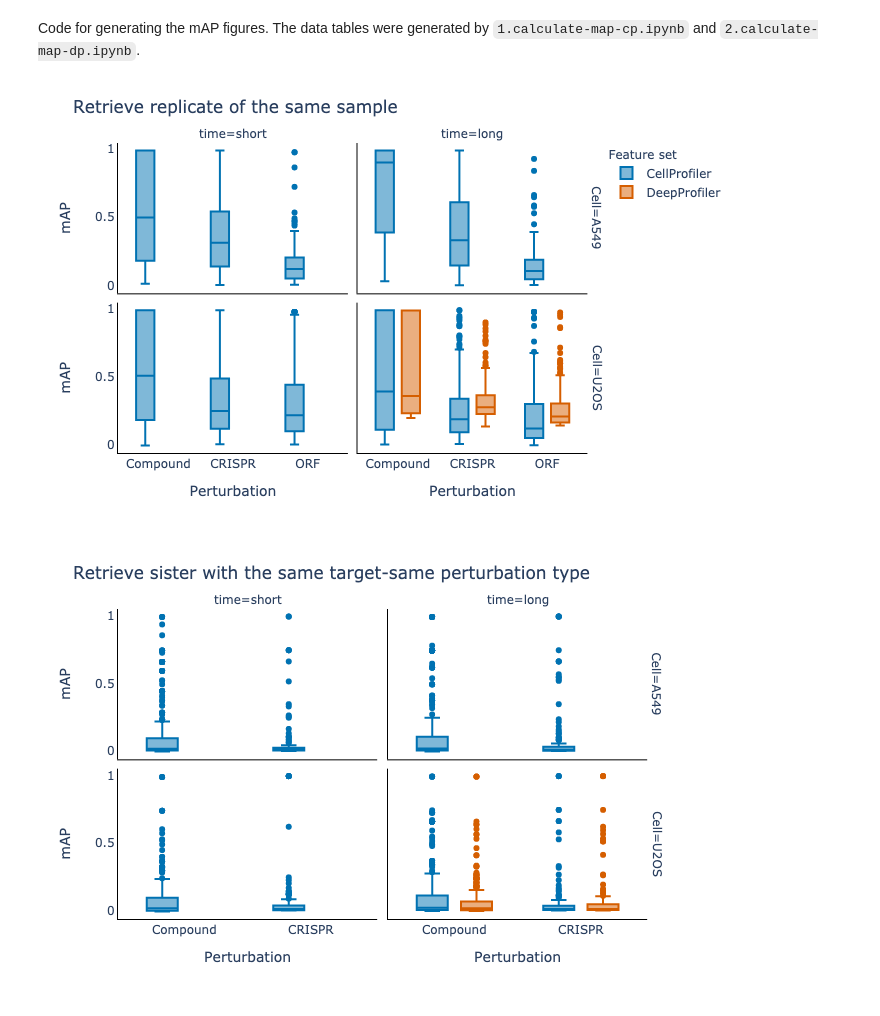
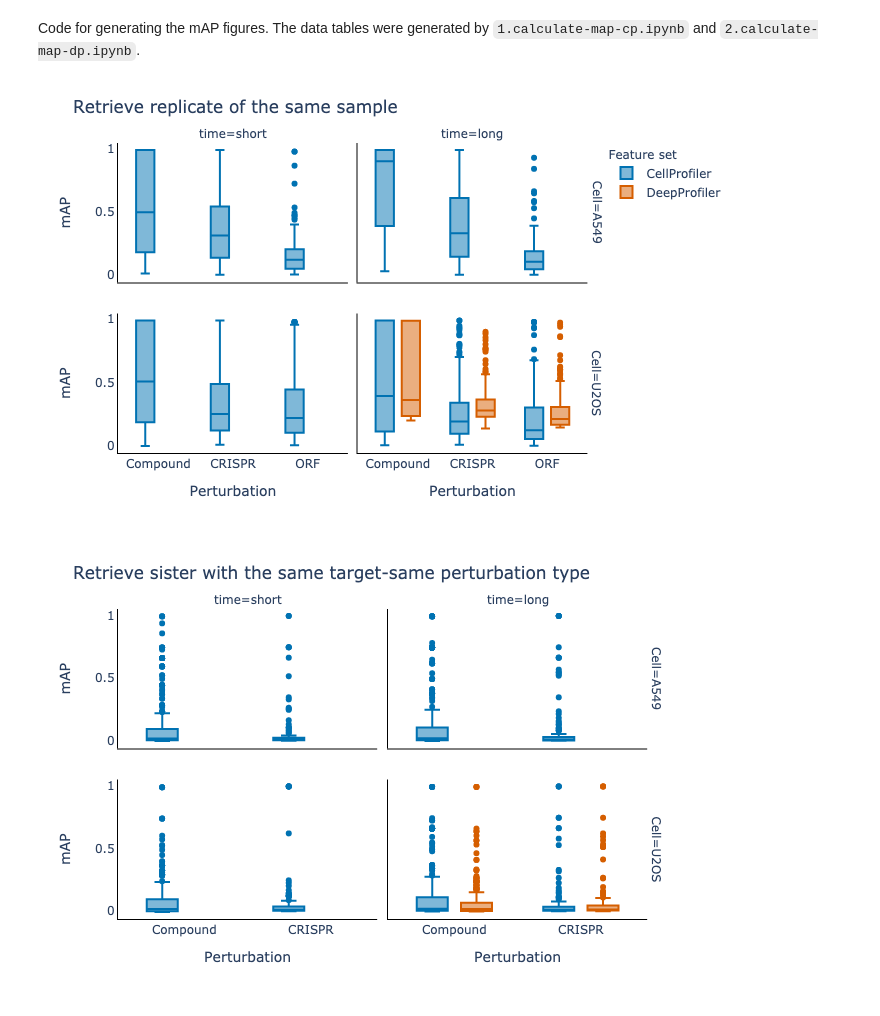
Before and after one commit to jump-cellpainting/2024_Chandrasekaran_NatureMethods, a Jupyter notebook: benchmark/3.generate-map-figure.ipynb, the cells around one changed output. Saved outputs shown, nothing was run; the diff lists cells and outputs as text; code cells hidden in the pictures.

```diff
--- a/benchmark/3.generate-map-figure.ipynb
+++ b/benchmark/3.generate-map-figure.ipynb
@@ -27,29 +27,30 @@ replicability_df = pd.concat([cp_replicability_df, dp_replicability_df], ignore_
 # %%
 fig = px.box(data_frame=replicability_df,
              x='Modality',
              y='mAP',
              color='feature_set',
              boxmode='group',
              facet_row='Cell',
              facet_col='time',
-             color_discrete_map=color_discrete_map)
+             color_discrete_map=color_discrete_map,
+             facet_row_spacing=0.1)
 fig.update_layout(title='Retrieve replicate of the same sample',
                   xaxis1=dict(title='Perturbation', linecolor = "#000000"),
                   xaxis2=dict(title='Perturbation', linecolor = "#000000"),
                   xaxis3=dict(linecolor = "#000000"),
                   xaxis4=dict(linecolor = "#000000"),
                   yaxis1=dict(title='mAP', linecolor = "#000000"),
                   yaxis2=dict(linecolor = "#000000"),
                   yaxis3=dict(title='mAP', linecolor = "#000000"),
                   yaxis4=dict(linecolor = "#000000"),
                   paper_bgcolor='rgba(0,0,0,0)',
                   plot_bgcolor='rgba(0,0,0,0)',
                   legend=dict(title="Feature set",
                               bgcolor='rgba(0,0,0,0)'))
 fig.show("png")
 fig.write_image(f'figures/3.replicability_map.png', width=640, height=480, scale=2)
 # %% [output]
-[figure, old version]
+[figure, new version]
 # %%
 cp_matching_df = (
     pd.read_csv('output/cellprofiler_matching_map.csv')
@@ -78,7 +79,8 @@ fig = px.box(data_frame=matching_df,
              boxmode='group',
              facet_row='Cell',
              facet_col='time',
-             color_discrete_map=color_discrete_map)
+             color_discrete_map=color_discrete_map,
+             facet_row_spacing=0.1)
 fig.update_layout(title='Retrieve sister with the same target-same perturbation type',
                   xaxis1=dict(title='Perturbation', linecolor = "#000000"),
                   xaxis2=dict(title='Perturbation', linecolor = "#000000"),
@@ -94,7 +96,7 @@ fig.update_layout(title='Retrieve sister with the same target-same perturbation
 fig.show("png")
 fig.write_image(f'figures/3.matching_map.png', width=640, height=480, scale=2)
 # %% [output]
-[figure, old version]
+[figure, new version]
 # %%
 cp_gene_compound_df = (
     pd.read_csv('output/cellprofiler_gene_compound_matching_map.csv')
```
Also changed, not shown: parts of 1 cell of this notebook, 3 other files.
